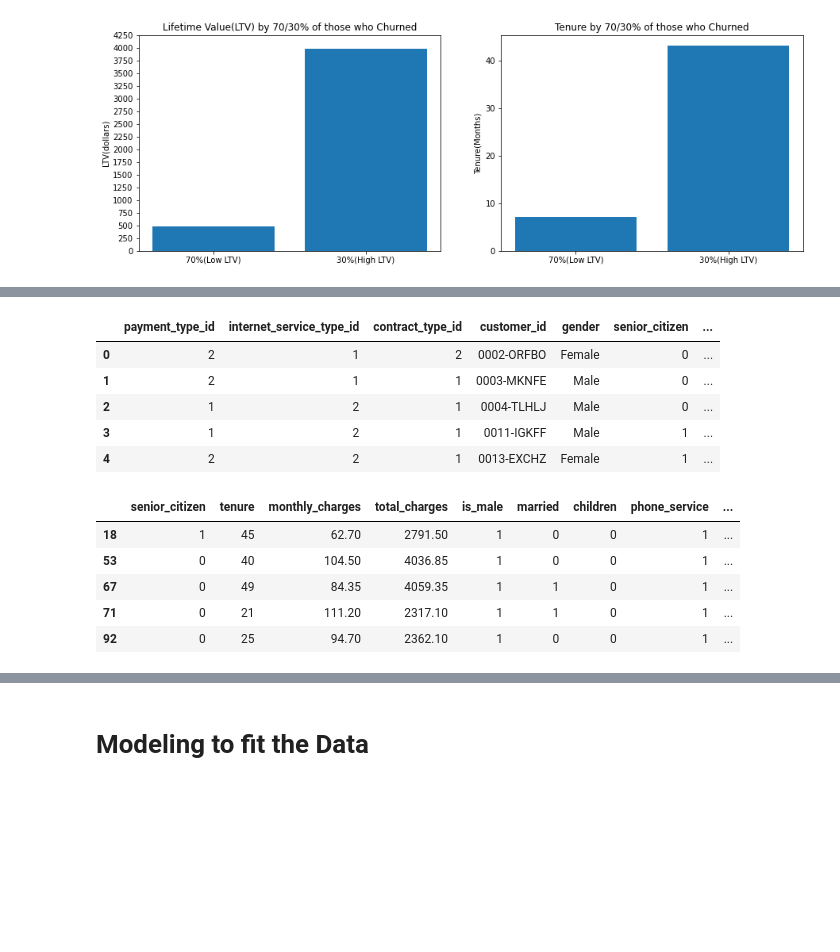
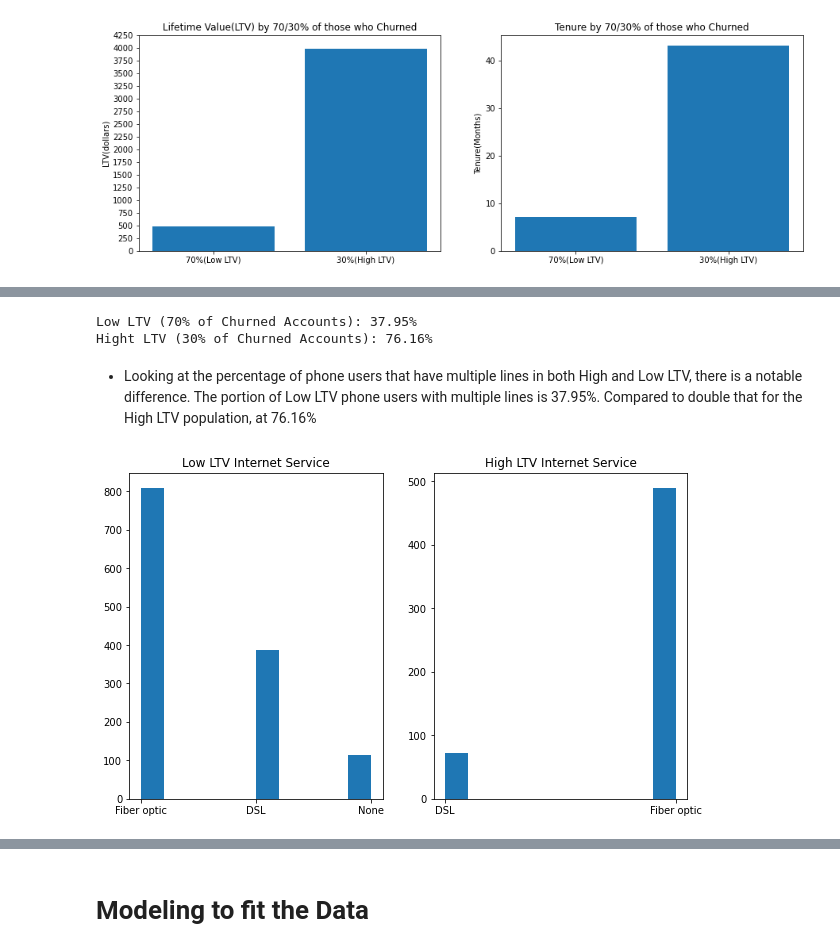
Before and after one commit to BraedenWright/classification-project, a Jupyter notebook: working_telco_report.ipynb, the cells around one changed output, grey strips where cells are left out. Saved outputs shown, nothing was run; the diff lists cells and outputs as text; code cells hidden in the pictures; blank space fills up the shorter version.

```diff
--- a/working_telco_report.ipynb
+++ b/working_telco_report.ipynb
@@ -385,19 +376,36 @@ Hight LTV (30% of Churned Accounts): 76.16%
+# %%
+bot = (bottom_70.multiple_lines.sum()/bottom_70.phone_service.sum())
+top = (top_30.multiple_lines.sum()/top_30.phone_service.sum())
+
+print(f'Low LTV (70% of Churned Accounts): {bot:.2%}')
+print(f'Hight LTV (30% of Churned Accounts): {top:.2%}')
+# %% [output]
+Low LTV (70% of Churned Accounts): 37.95%
+Hight LTV (30% of Churned Accounts): 76.16%
+# %% [markdown]
+- Looking at the percentage of phone users that have multiple lines in both High and Low LTV, there is a notable difference.  The portion of Low LTV phone users with multiple lines is 37.95%.  Compared to double that for the High LTV population, at 76.16%
 # %%
-# Now lets look at inter
+# First, I need to set up some variables
+# This gives me the same data, but better fitted to graph the next few categories
+telco_df.total_charges = telco_df.total_charges.replace(' ', 0).astype(float)
+telco_df = telco_df[telco_df.tenure != 0]
+churned_df = telco_df[telco_df.churn == 'Yes']
+bottom_70_2 = churned_df[churned_df.total_charges <= 1800.92]
+top_30_2 = churned_df[churned_df.total_charges > 1800.92]
+
+
+
+# Now lets look at internet statistics, starting with service type
 plt.figure(figsize = [10, 6])
+
+plt.subplot(1, 2, 1)
+plt.hist(bottom_70_2.internet_service_type)
+plt.title('Low LTV Internet Service')
+
+plt.subplot(1, 2, 2)
+plt.hist(top_30_2.internet_service_type)
+plt.title('High LTV Internet Service')
+
+plt.show()
 # %% [output]
-|  | payment_type_id | internet_service_type_id | contract_type_id | customer_id | gender | senior_citizen | ... |
-| 0 | 2 | 1 | 2 | 0002-ORFBO | Female | 0 | ... |
-| 1 | 2 | 1 | 1 | 0003-MKNFE | Male | 0 | ... |
-| 2 | 1 | 2 | 1 | 0004-TLHLJ | Male | 0 | ... |
-| 3 | 1 | 2 | 1 | 0011-IGKFF | Male | 1 | ... |
-| 4 | 2 | 2 | 1 | 0013-EXCHZ | Female | 1 | ... |
+[figure, added]
-# %%
-top_30.head()
-# %% [output]
-|  | senior_citizen | tenure | monthly_charges | total_charges | is_male | married | children | phone_service | ... |
-| 18 | 1 | 45 | 62.70 | 2791.50 | 1 | 0 | 0 | 1 | ... |
-| 53 | 0 | 40 | 104.50 | 4036.85 | 1 | 0 | 0 | 1 | ... |
-| 67 | 0 | 49 | 84.35 | 4059.35 | 1 | 1 | 0 | 1 | ... |
-| 71 | 0 | 21 | 111.20 | 2317.10 | 1 | 1 | 0 | 1 | ... |
-| 92 | 0 | 25 | 94.70 | 2362.10 | 1 | 0 | 0 | 1 | ... |
```
Also changed, not shown: parts of 17 cells of this notebook.
